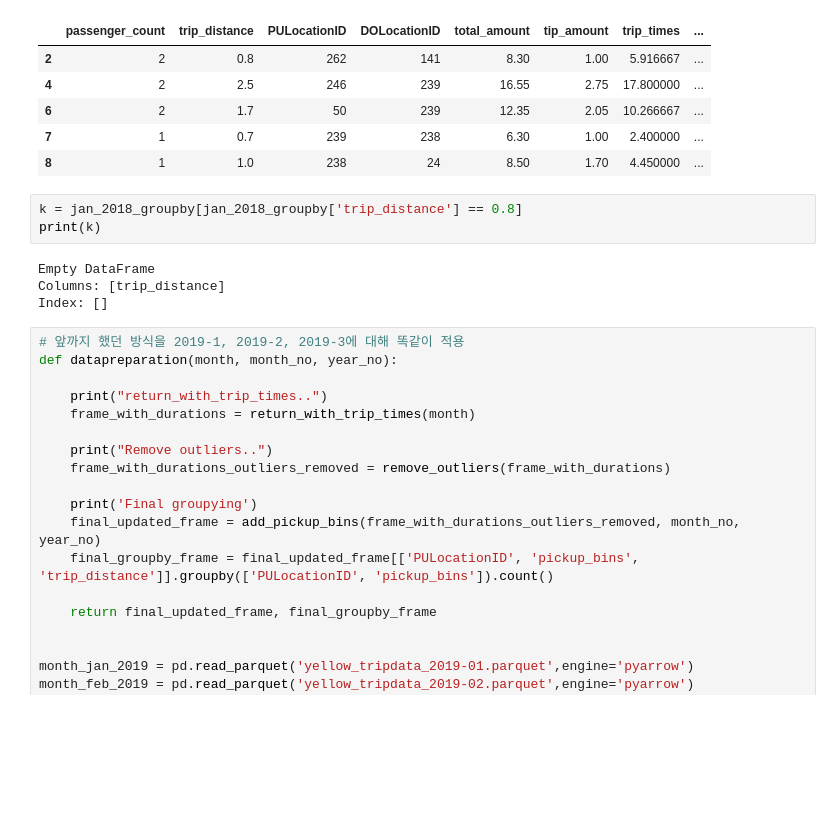
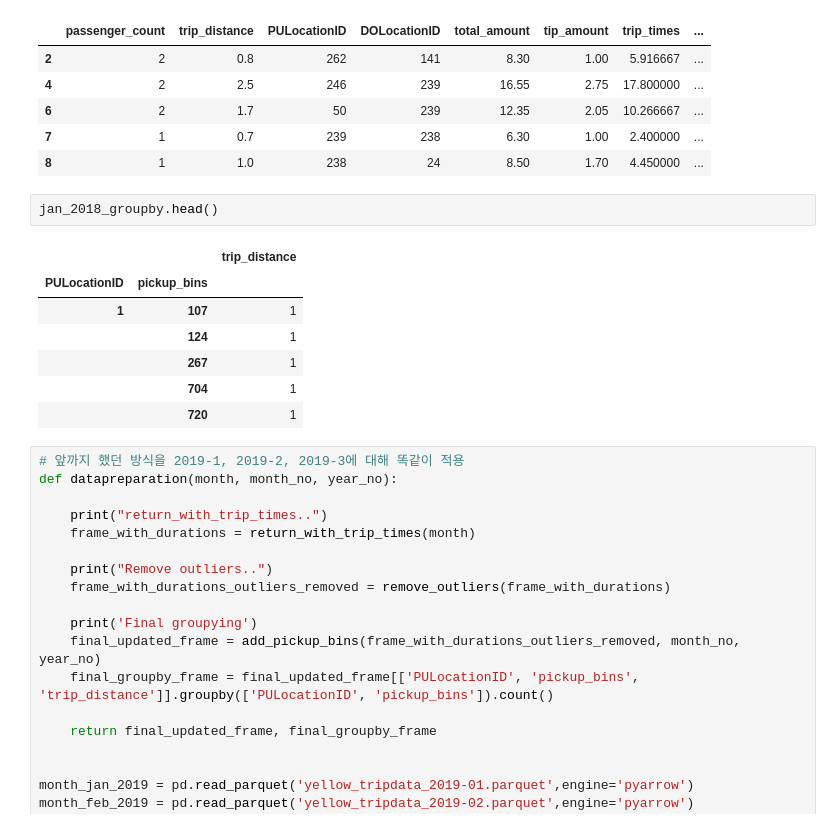
Before and after one commit to SoftwareApplicatiokn/newyork_taxi, a Jupyter notebook: read_file.ipynb, the cells around one changed output. Cells and saved outputs as stored; diff of their text form; blank space fills up the shorter version.

```diff
--- a/read_file.ipynb
+++ b/read_file.ipynb
@@ -653,13 +653,16 @@ jan_2018_frame.head()
 | 6 | 2 | 1.7 | 50 | 239 | 12.35 | 2.05 | 10.266667 | ... |
 | 7 | 1 | 0.7 | 239 | 238 | 6.30 | 1.00 | 2.400000 | ... |
 | 8 | 1 | 1.0 | 238 | 24 | 8.50 | 1.70 | 4.450000 | ... |
-# %%
-k = jan_2018_groupby[jan_2018_groupby['trip_distance'] == 0.8]
-print(k)
-# %% [output]
-Empty DataFrame
-Columns: [trip_distance]
-Index: []
+# %%
+jan_2018_groupby.head()
+# %% [output]
+|  |  | trip_distance |
+| PULocationID | pickup_bins |  |
+| 1 | 107 | 1 |
+|  | 124 | 1 |
+|  | 267 | 1 |
+|  | 704 | 1 |
+|  | 720 | 1 |
 # %%
 # 앞까지 했던 방식을 2019-1, 2019-2, 2019-3에 대해 똑같이 적용
 def datapreparation(month, month_no, year_no):
```
Also changed, not shown: parts of 16 cells of this notebook.
